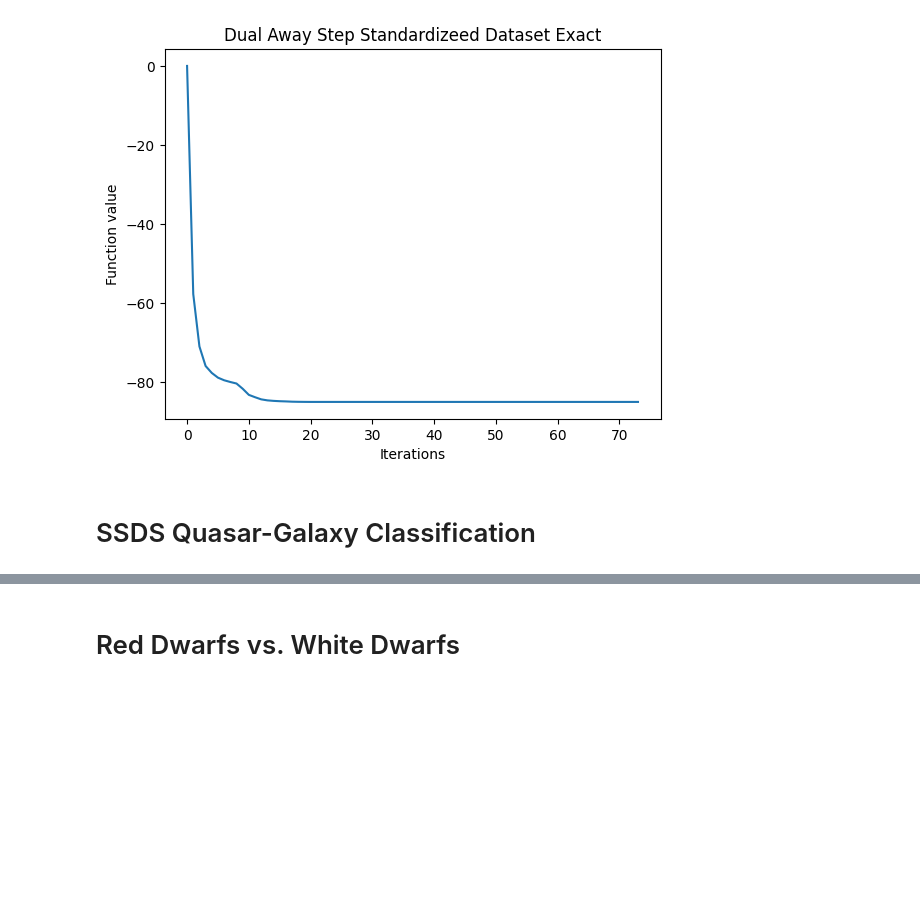
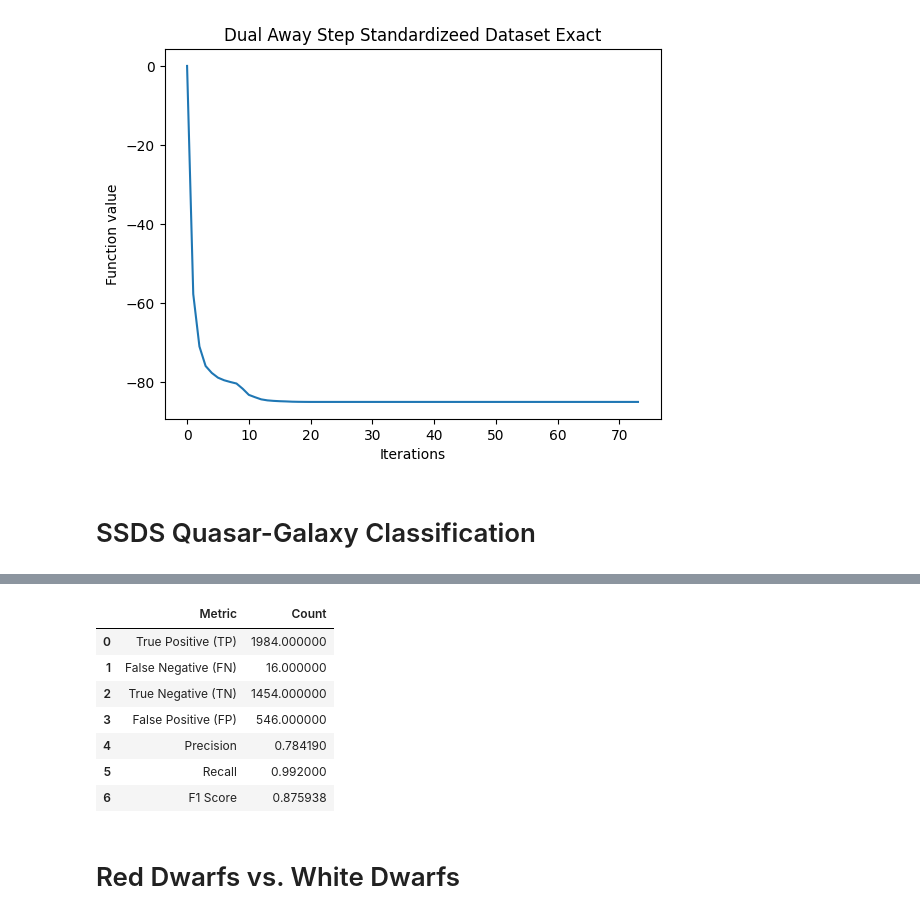
Before and after one commit to joanorePD/Astronomical_Anomaly_Detection_with_MEB, a Jupyter notebook: notebooks/Away_step_and_Pairwise.ipynb, the cells around one changed output, grey strips where cells are left out. Cells and saved outputs as stored; diff of their text form; code cells hidden in the pictures; blank space fills up the shorter version.

Commit message:
changed qso on away step

```diff
--- a/notebooks/Away_step_and_Pairwise.ipynb
+++ b/notebooks/Away_step_and_Pairwise.ipynb
@@ -288,16 +286,16 @@ def measure_accuracy(negative_class, positive_class, df):
     Measure the accuracy of a classifier by calculating the precision, recall, and F1 score.
     """
     # Count of true positive (TP)
-    tp = df[(df['Type'] == positive_class) & (df['InsideBall'] == True)]['Type'].count()
+    tp = df[(df['type'] == positive_class) & (df['InsideBall'] == True)]['type'].count()
 
     # Count of false negative (FN)
-    fn = df[(df['Type'] == positive_class) & (df['InsideBall'] == False)]['Type'].count()
+    fn = df[(df['type'] == positive_class) & (df['InsideBall'] == False)]['type'].count()
 
     # Count of true negative (TN)
-    tn = df[(df['Type'] == negative_class) & (df['InsideBall'] == False)]['Type'].count()
+    tn = df[(df['type'] == negative_class) & (df['InsideBall'] == False)]['type'].count()
 
     # Count of false positive (FP)
-    fp = df[(df['Type'] == negative_class) & (df['InsideBall'] == True)]['Type'].count()
+    fp = df[(df['type'] == negative_class) & (df['InsideBall'] == True)]['type'].count()
 
     # Calculate precision, recall, and F1 score
     precision = tp / (tp + fp) if (tp + fp) > 0 else 0
@@ -1191,6 +1195,26 @@ train_set = qso_g_df_norm[qso_g_df_norm['type'] == 'QSO']
 
 outliers = train_set[(np.abs(stats.zscore(train_set[pred_columns_qso_g])) > 0.5).all(axis=1)]
 train_set = train_set[~train_set.isin(outliers)].dropna()
+# %%
+c_qso_g, r_qso_g, count_iterations_AS_sde, total_time_AS_sde, dual_val_list_AS_sde, dual_gap_list_AS_sde = frankWolfe_AwayStep(train_set[pred_columns_qso_g].iloc[:len(train_set)//2].values, 0.1, max_iterations=10000, step_size = "Exact")
+
+# Calculate the Euclidean distance from each point to the center
+distances = np.linalg.norm(qso_g_df_norm[pred_columns_qso_g] - c_qso_g, axis=1)
+
+# Add a new boolean column indicating whether the point is inside the ball
+qso_g_df_norm['InsideBall'] = distances < r_qso_g
+
+
+measure_accuracy('GALAXY', 'QSO', qso_g_df_norm)
+# %% [output]
+|  | Metric | Count |
+| 0 | True Positive (TP) | 1984.000000 |
+| 1 | False Negative (FN) | 16.000000 |
+| 2 | True Negative (TN) | 1454.000000 |
+| 3 | False Positive (FP) | 546.000000 |
+| 4 | Precision | 0.784190 |
+| 5 | Recall | 0.992000 |
+| 6 | F1 Score | 0.875938 |
 # %% [markdown]
 # Red Dwarfs vs. White Dwarfs
 # %%
```
Also changed, not shown: parts of 12 cells of this notebook.
